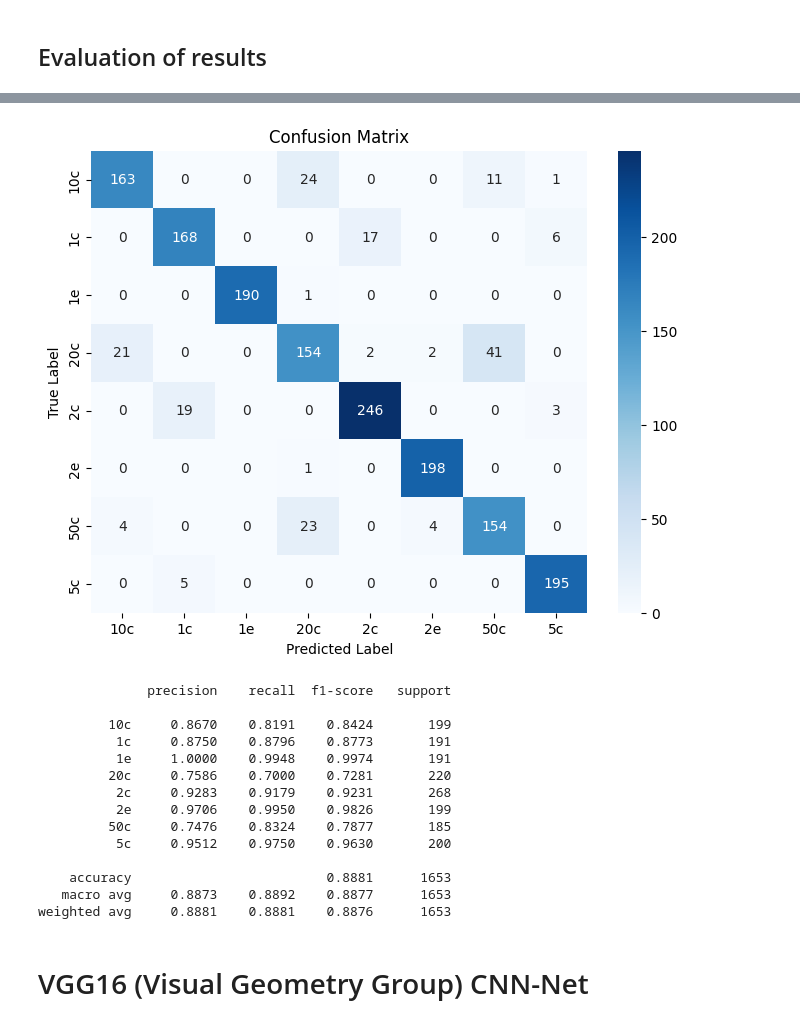
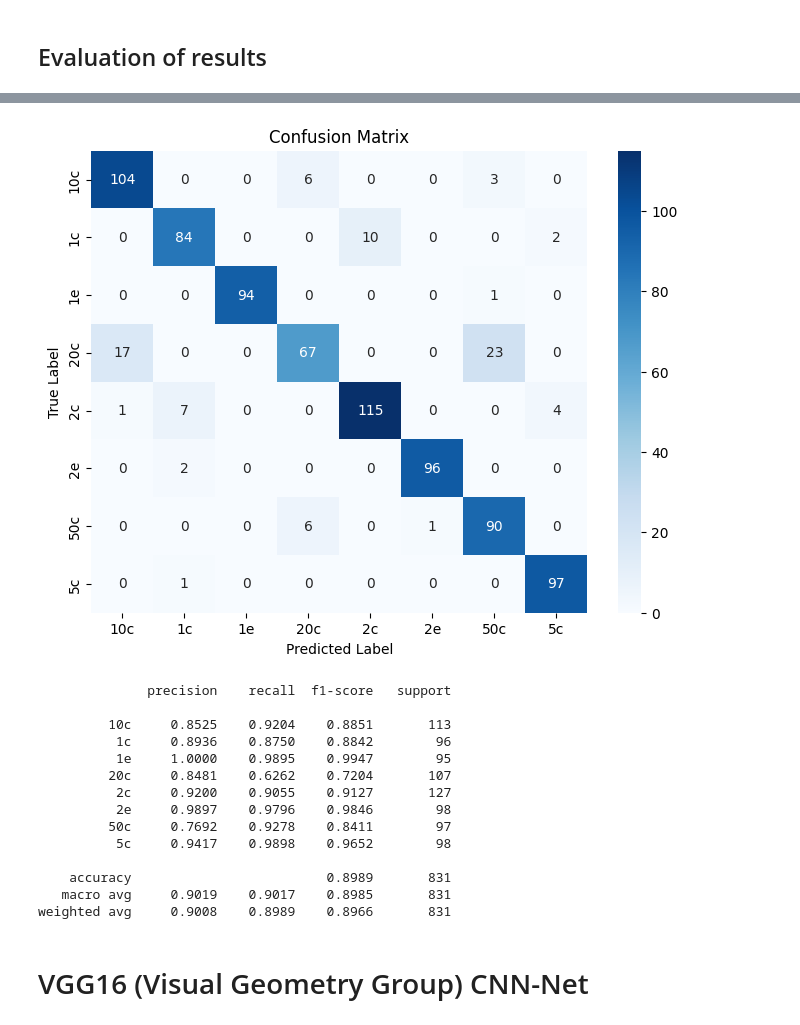
Before and after one commit to antonioap101/FSI_Practica2, a Jupyter notebook: MonedasPractica2_Antonio_Pablo.ipynb, the cells around one changed output, grey strips where cells are left out. Saved outputs shown, nothing was run; the diff lists cells and outputs as text; code cells hidden in the pictures.

```diff
--- a/MonedasPractica2_Antonio_Pablo.ipynb
+++ b/MonedasPractica2_Antonio_Pablo.ipynb
@@ -314,23 +345,23 @@ def split_labels(labels, max_length):
     return formatted_labels
 
 
-def evaluate_model(train_dir, model, val_ds, max_label_length=15):
+def evaluate_model(test_dir, model, test_ds, max_label_length=15):
     """
     Function to evaluate a model with a validation dataset.
     Displays the confusion matrix and classification report.
 
     Args:
-    train_dir (str): Training data directory to load class names.
+    test_dir (str): Test dataset directory to load class names
     model (keras.Model): Model to evaluate.
-    val_ds (tf.data.Dataset): Validation dataset.
+    test_ds (tf.data.Dataset): Test dataset.
     max_label_length (int): Maximum allowed label length before splitting at word boundaries.
     """
     # Load class names and plit long labels at word boundaries
-    class_names = split_labels(labels=image_dataset_from_directory(directory=train_dir).class_names,
+    class_names = split_labels(labels=image_dataset_from_directory(directory=test_dir).class_names,
                                max_length= max_label_length)
 
     # Generate predictions and true labels
-    results = np.concatenate([(y.numpy(), model.predict(x)) for x, y in val_ds], axis=1)
+    results = np.concatenate([(y.numpy(), model.predict(x)) for x, y in test_ds], axis=1)
     predictions = np.argmax(results[1], axis=1)
     labels = np.argmax(results[0], axis=1)
 
@@ -351,8 +382,6 @@ def evaluate_model(train_dir, model, val_ds, max_label_length=15):
     formatted_classification_report = classification_report(labels, predictions, target_names=formatted_labels, digits=4)
     print(formatted_classification_report)
 
-
-train_dir = os.path.join('../datasets/coins_final/all')
 # Example usage:
-evaluate_model(train_dir, model, val_ds, max_label_length=11)
+evaluate_model(test_dir, model, test_ds, max_label_length=11)
 # %% [output]
@@ -376,18 +402,18 @@ Found 1746 files belonging to 8 classes.
-[figure, old version]
+[figure, new version]
               precision    recall  f1-score   support
 
-         10c     0.8670    0.8191    0.8424       199
-          1c     0.8750    0.8796    0.8773       191
-          1e     1.0000    0.9948    0.9974       191
-         20c     0.7586    0.7000    0.7281       220
-          2c     0.9283    0.9179    0.9231       268
-          2e     0.9706    0.9950    0.9826       199
-         50c     0.7476    0.8324    0.7877       185
-          5c     0.9512    0.9750    0.9630       200
+         10c     0.8525    0.9204    0.8851       113
+          1c     0.8936    0.8750    0.8842        96
+          1e     1.0000    0.9895    0.9947        95
+         20c     0.8481    0.6262    0.7204       107
+          2c     0.9200    0.9055    0.9127       127
+          2e     0.9897    0.9796    0.9846        98
+         50c     0.7692    0.9278    0.8411        97
+          5c     0.9417    0.9898    0.9652        98
 
-    accuracy                         0.8881      1653
-   macro avg     0.8873    0.8892    0.8877      1653
-weighted avg     0.8881    0.8881    0.8876      1653
+    accuracy                         0.8989       831
+   macro avg     0.9019    0.9017    0.8985       831
+weighted avg     0.9008    0.8989    0.8966       831
 # %% [markdown]
 # VGG16 (Visual Geometry Group) CNN-Net
 # %% [markdown]
```
Also changed, not shown: parts of 15 cells of this notebook, 3 other files.
